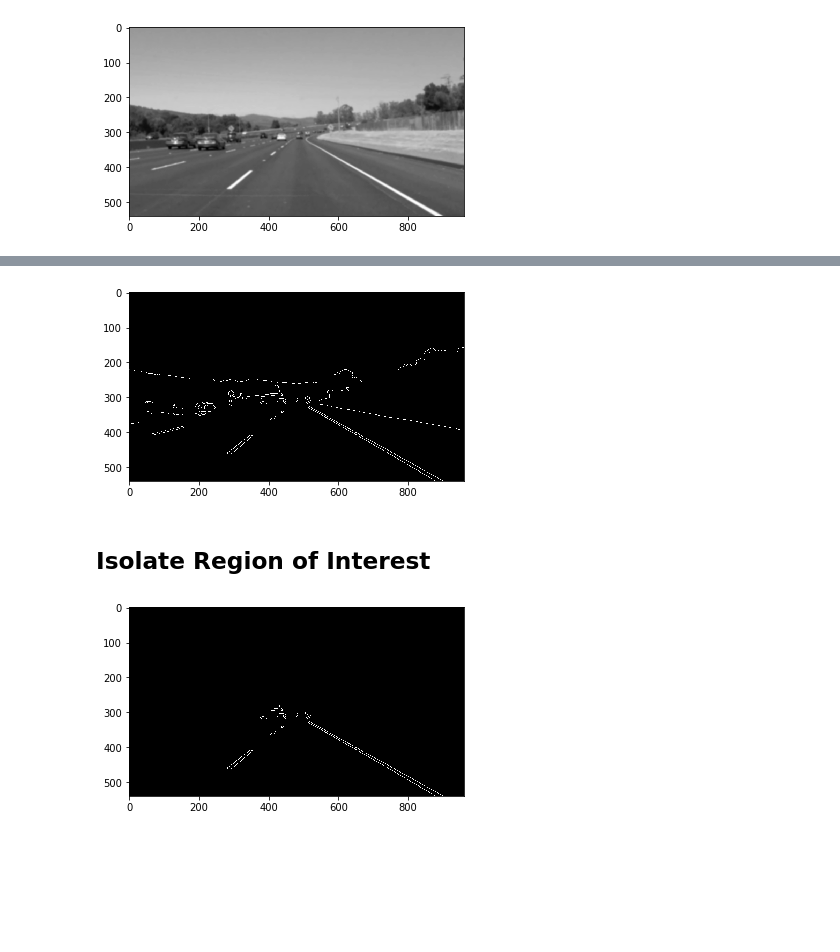
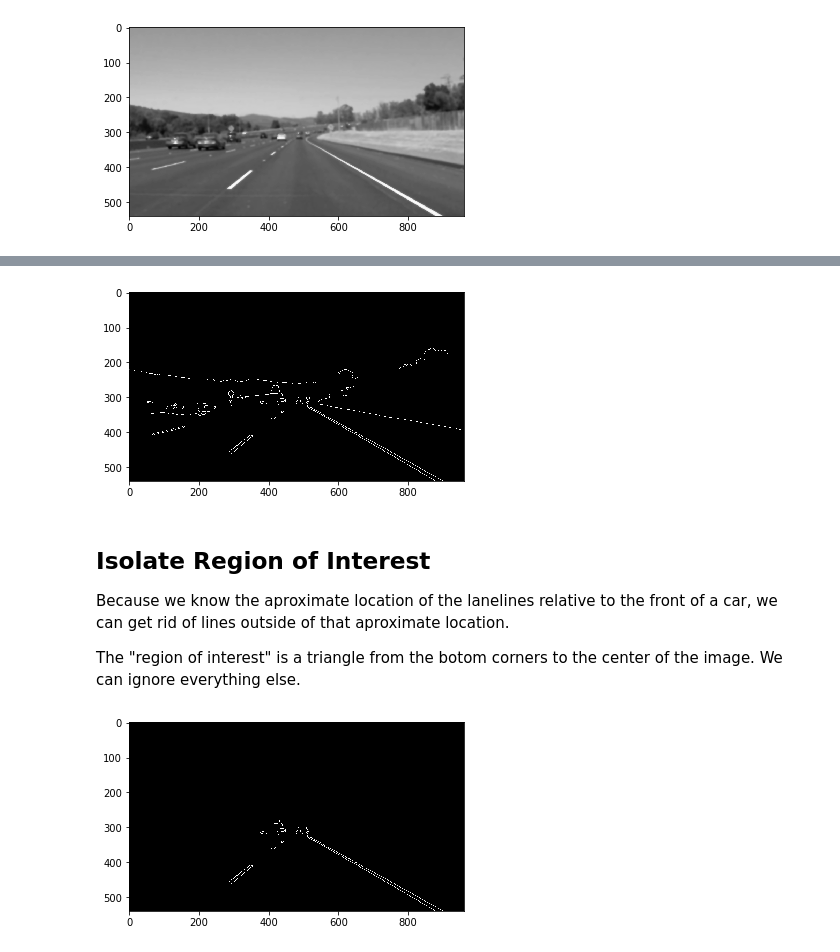
Before and after one commit to JohnMansell/P1_findingLaneLines, a Jupyter notebook: P1.ipynb, the cells around one changed output, grey strips where cells are left out. Drawn from its saved outputs; the diff is of its cells as text; code cells hidden in the pictures; blank space fills up the shorter version.

```diff
--- a/P1.ipynb
+++ b/P1.ipynb
@@ -231,2 +165,6 @@ show(grayPic)
+# %%
+def gaussian_blur(img, kernel_size):
+    """Applies a Gaussian Noise kernel"""
+    return cv2.bilateralFilter(img, kernel_size, 75, 75)
 # %%
 kernel_size = 9
@@ -239,12 +183,18 @@ show(blurPic)
 # %%
+# Define Thresholds
 low_threshold = 50
 high_threshold = 150
-edges_1 = cv2.Canny(blurPic, low_threshold, high_threshold)
+
+# Create new picture from Canny Edge detection
+edges_1 = canny(blurPic, low_threshold, high_threshold)
 show(edges_1)
 # %% [output]
-[figure, old version]
+[figure, new version]
-# %% [markdown]
-## Isolate Region of Interest
+# %% [markdown]
+## Isolate Region of Interest
+Because we know the aproximate location of the lanelines relative to the front of a car, we can get rid of lines outside of that aproximate location.
+
+The "region of interest" is a triangle from the botom corners to the center of the image. We can ignore everything else.
 # %%
 vertices = frame1.getVertices()
 maskedPic = region_of_interest(edges_1, vertices)
```
Also changed, not shown: parts of 67 cells of this notebook.
